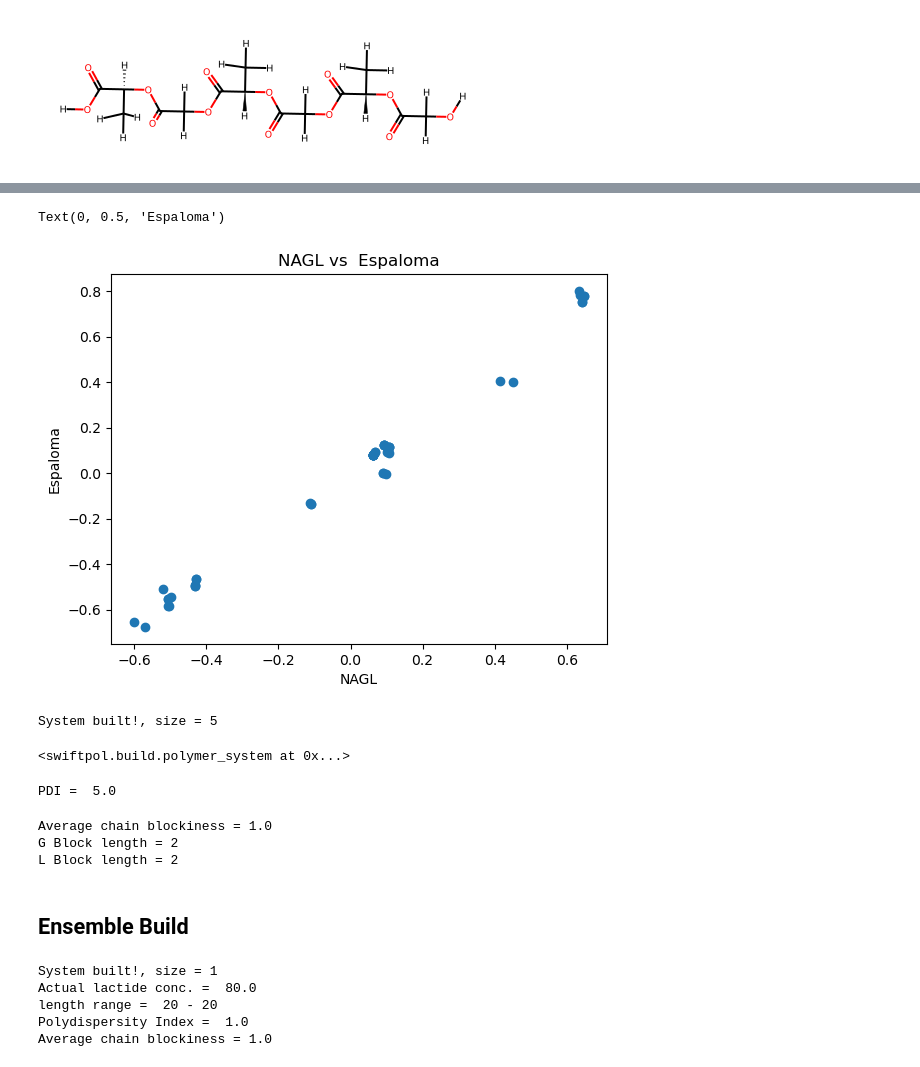
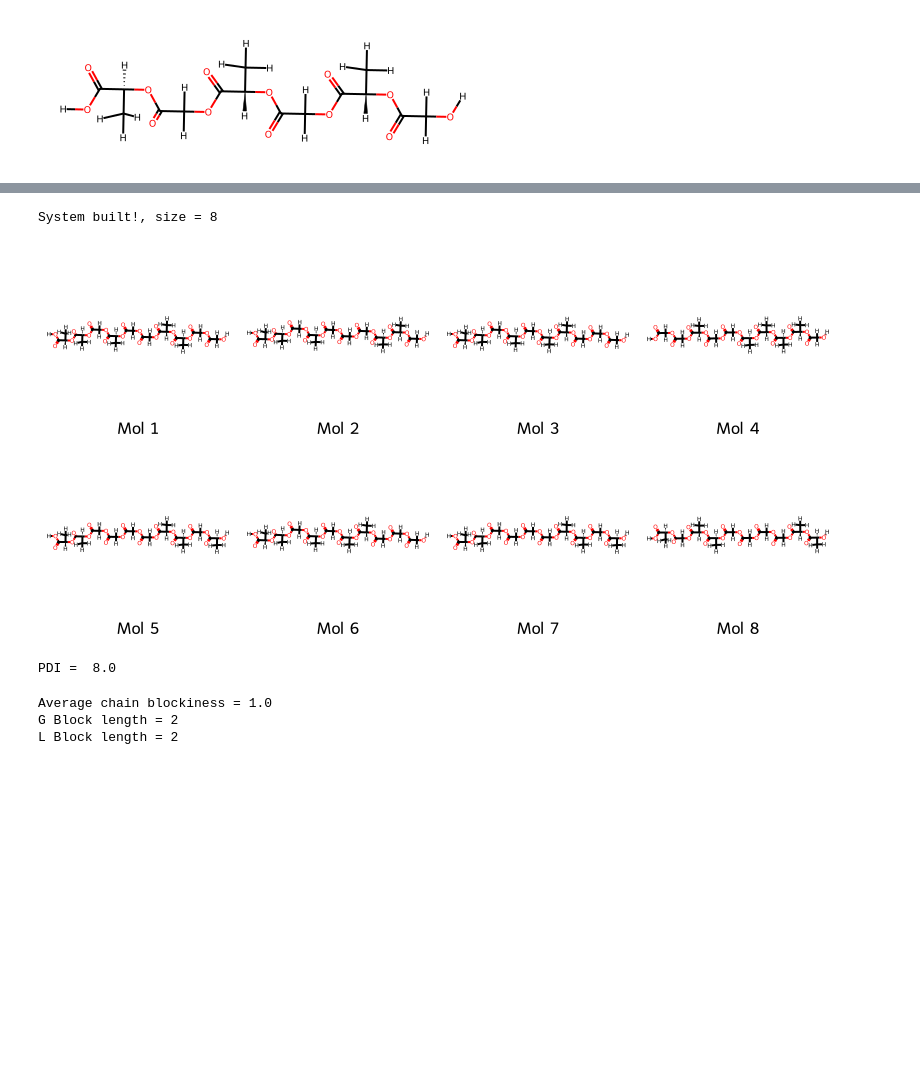
Before and after one commit to matta-research-group/SwiftPol, a Jupyter notebook: Example_Notebooks/PLGA_demo.ipynb, the cells around one changed output, grey strips where cells are left out. Drawn from its saved outputs; the diff is of its cells as text; code cells hidden in the pictures; blank space fills up the shorter version.

```diff
--- a/Example_Notebooks/PLGA_demo.ipynb
+++ b/Example_Notebooks/PLGA_demo.ipynb
@@ -76,33 +36,33 @@ array([ 0.64762634, -0.43224436,  0.10760575,  0.08914204, -0.50493377,
-# %%
-# Compare charges
-import matplotlib.pyplot as plt
-plt.scatter(parameterize.charge_polymer(polymer = chain, charge_scheme='NAGL'),
-            parameterize.charge_polymer(polymer = chain, charge_scheme='espaloma'))
-plt.title('NAGL vs  Espaloma')
-plt.xlabel('NAGL')
-plt.ylabel('Espaloma')
-# %% [output]
-Text(0, 0.5, 'Espaloma')
-[figure, removed]
 # %%
 # Build a PLGA system
 from rdkit.Chem import AllChem
 polymer = build.polymer_system(monomer_list = ['OC(=O)COI', 'C[C@@H](C(=O)[OH])OI'],
                                reaction = AllChem.ReactionFromSmarts('[C:1][O:2][H:3].[I:4][O:5][C:6]>>[C:1][O:2][C:6].[H:3][O:5][I:4]'),
                                length_target=10,
-                               num_chains = 5,
+                               num_chains = 8,
+                               terminals='hydroxyl',
                                blockiness_target=1.0,
                                perc_A_target=50,
-                               copolymer=True)
-polymer
+                               copolymer=True,
+                               acceptance=5)
 # %% [output]
-System built!, size = 5
+System built!, size = 8
-<swiftpol.build.polymer_system at 0x...>
+# %%
+# Generate a grid image of the molecules
+from rdkit.Chem import Draw
+Draw.MolsToGridImage(
+    polymer.chain_rdkit,
+    molsPerRow=4,  # Number of molecules per row
+    subImgSize=(200, 200),  # Size of each molecule image
+    legends=[f"Mol {i+1}" for i in range(len(polymer.chain_rdkit))]  # Optional legends
+)
+# %% [output]
+[figure, added]
 # %%
 # Calculate the polydispersity index of the PLGA system
 PDI = build.PDI(polymer.chain_rdkit)[0]
 print('PDI = ', PDI)
 # %% [output]
-PDI =  5.0
+PDI =  8.0
 # %%
 # Calculate the blockiness of the sequence
@@ -115,24 +75,3 @@ print("L Block length =", round(L_block_length))
 Average chain blockiness = 1.0
 G Block length = 2
 L Block length = 2
-# %% [markdown]
-## Ensemble Build
-# %%
-# Create a new system
-x = build.polymer_system(monomer_list = ['OC(=O)COI', 'C[C@@H](C(=O)[OH])OI'],
-                         reaction = AllChem.ReactionFromSmarts('[C:1][O:2][H:3].[I:4][O:5][C:6]>>[C:1][O:2][C:6].[H:3][O:5][I:4]'),
-                         length_target=20,
-                         num_chains = 1,
-                         blockiness_target=1.0,
-                         perc_A_target=75,
-                         copolymer=True)
-print('Actual lactide conc. = ', round(x.A_actual,2))
-print('length range = ', x.min_length, '-', x.max_length)
-print("Polydispersity Index = ", round(x.PDI,3))
-print("Average chain blockiness =", x.mean_blockiness)
-# %% [output]
-System built!, size = 1
-Actual lactide conc. =  80.0
-length range =  20 - 20
-Polydispersity Index =  1.0
-Average chain blockiness = 1.0
```
Also changed, not shown: parts of 12 cells of this notebook.
